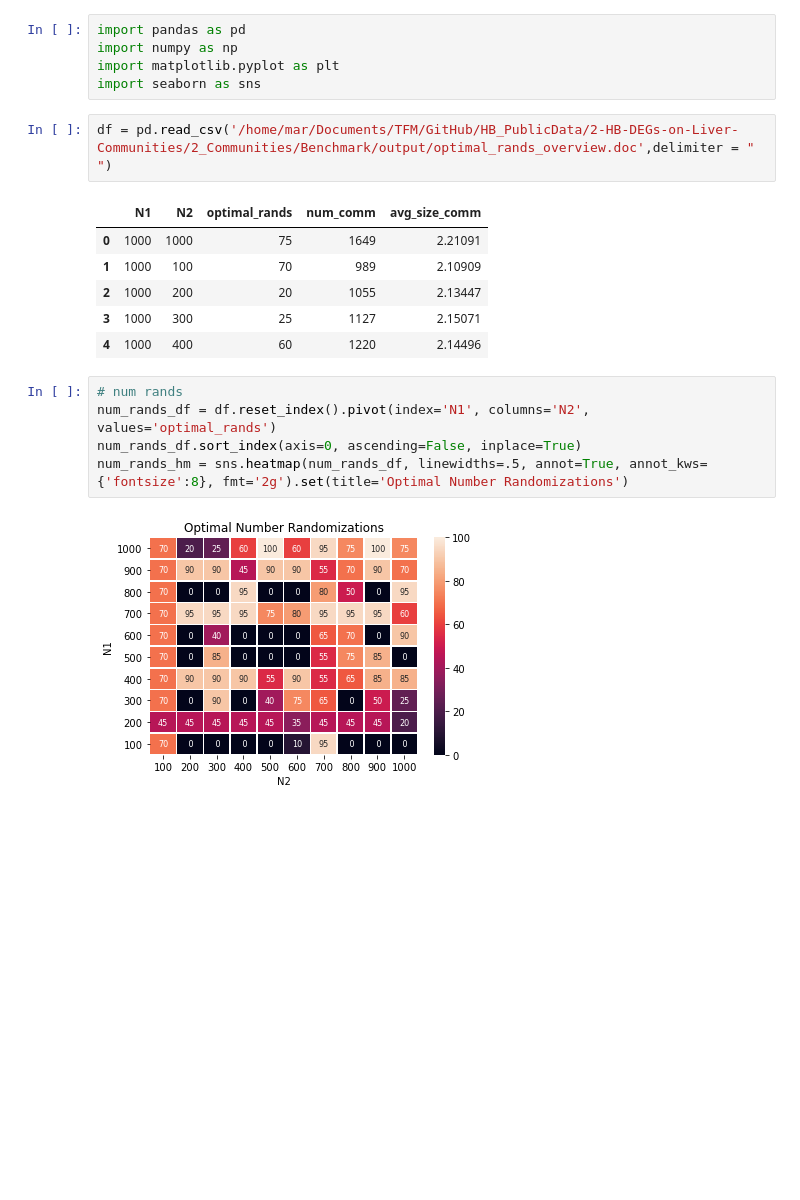
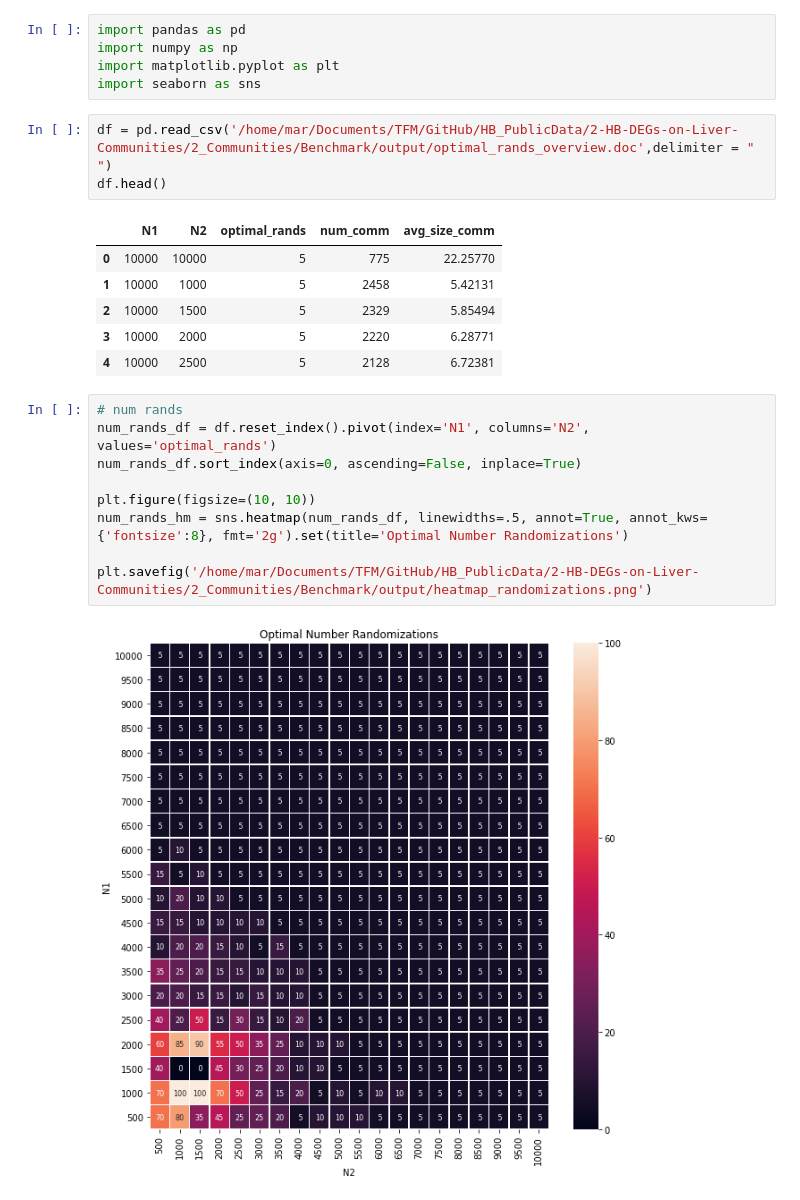
Before and after one commit to marbatlle/multiAffinity, a Jupyter notebook: 2-HB-DEGs-on-Liver-Communities/2_Communities/Benchmark/scripts/heatmaps.ipynb, the cells around one changed output. Saved outputs shown, nothing was run; the diff lists cells and outputs as text; blank space fills up the shorter version.

Commit message:
benchmark

```diff
--- a/2-HB-DEGs-on-Liver-Communities/2_Communities/Benchmark/scripts/heatmaps.ipynb
+++ b/2-HB-DEGs-on-Liver-Communities/2_Communities/Benchmark/scripts/heatmaps.ipynb
@@ -5,20 +5,25 @@ import matplotlib.pyplot as plt
 import seaborn as sns
 # %%
 df = pd.read_csv('/home/mar/Documents/TFM/GitHub/HB_PublicData/2-HB-DEGs-on-Liver-Communities/2_Communities/Benchmark/output/optimal_rands_overview.doc',delimiter = " ")
+df.head()
 # %% [output]
 |  | N1 | N2 | optimal_rands | num_comm | avg_size_comm |
-| 0 | 1000 | 1000 | 75 | 1649 | 2.21091 |
-| 1 | 1000 | 100 | 70 | 989 | 2.10909 |
-| 2 | 1000 | 200 | 20 | 1055 | 2.13447 |
-| 3 | 1000 | 300 | 25 | 1127 | 2.15071 |
-| 4 | 1000 | 400 | 60 | 1220 | 2.14496 |
+| 0 | 10000 | 10000 | 5 | 775 | 22.25770 |
+| 1 | 10000 | 1000 | 5 | 2458 | 5.42131 |
+| 2 | 10000 | 1500 | 5 | 2329 | 5.85494 |
+| 3 | 10000 | 2000 | 5 | 2220 | 6.28771 |
+| 4 | 10000 | 2500 | 5 | 2128 | 6.72381 |
 # %%
 # num rands
 num_rands_df = df.reset_index().pivot(index='N1', columns='N2', values='optimal_rands')
 num_rands_df.sort_index(axis=0, ascending=False, inplace=True)
+
+plt.figure(figsize=(10, 10))
 num_rands_hm = sns.heatmap(num_rands_df, linewidths=.5, annot=True, annot_kws={'fontsize':8}, fmt='2g').set(title='Optimal Number Randomizations')
+
+plt.savefig('/home/mar/Documents/TFM/GitHub/HB_PublicData/2-HB-DEGs-on-Liver-Communities/2_Communities/Benchmark/output/heatmap_randomizations.png')
 # %% [output]
-[figure, old version]
+[figure, new version]
 # %%
 # num rands
 num_comm_df = df.reset_index().pivot(index='N1', columns='N2', values='num_comm')
```
Also changed, not shown: parts of 2 cells of this notebook, 4 other files.
